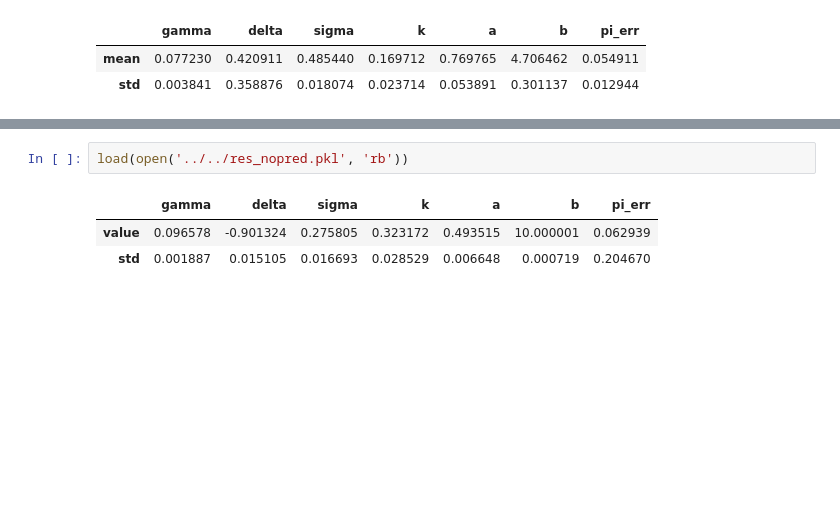
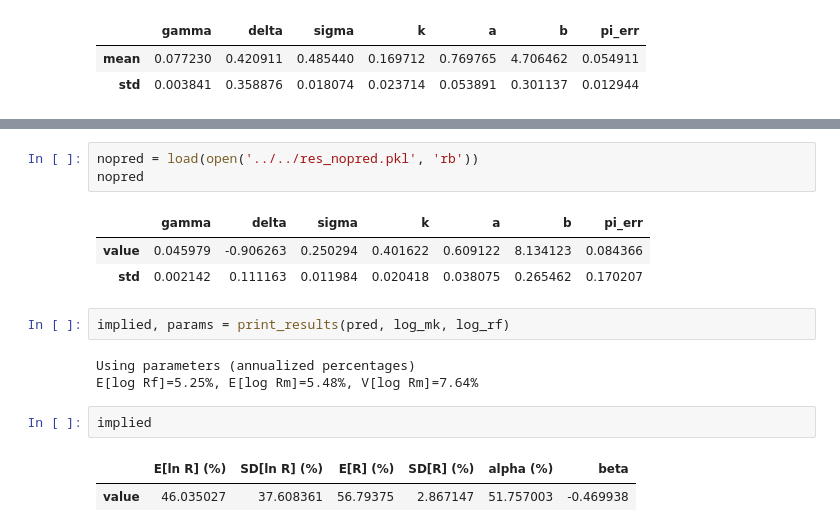
Before and after one commit to technometrics-lab/17-Venture-Capital-Risk-and-Return, a Jupyter notebook: src/notebooks/results.ipynb, the cells around one changed output, grey strips where cells are left out. Drawn from its saved outputs; the diff is of its cells as text; blank space fills up the shorter version.

Commit message:
updated result calculation

```diff
--- a/src/notebooks/results.ipynb
+++ b/src/notebooks/results.ipynb
@@ -29,8 +40,19 @@ load(open('../../res.pkl', 'rb'))
 | value | 0.102201 | -0.417924 | 0.187363 | 0.563505 | 0.49931 | 10.000077 | 0.294141 |
 | std | 0.000396 | 0.023129 | 0.003252 | 0.004875 | 0.00162 | 0.001222 | 0.032076 |
 # %%
-load(open('../../res_nopred.pkl', 'rb'))
+nopred = load(open('../../res_nopred.pkl', 'rb'))
+nopred
 # %% [output]
 |  | gamma | delta | sigma | k | a | b | pi_err |
-| value | 0.096578 | -0.901324 | 0.275805 | 0.323172 | 0.493515 | 10.000001 | 0.062939 |
-| std | 0.001887 | 0.015105 | 0.016693 | 0.028529 | 0.006648 | 0.000719 | 0.204670 |
+| value | 0.045979 | -0.906263 | 0.250294 | 0.401622 | 0.609122 | 8.134123 | 0.084366 |
+| std | 0.002142 | 0.111163 | 0.011984 | 0.020418 | 0.038075 | 0.265462 | 0.170207 |
+# %%
+implied, params = print_results(pred, log_mk, log_rf)
+# %% [output]
+Using parameters (annualized percentages)
+E[log Rf]=5.25%, E[log Rm]=5.48%, V[log Rm]=7.64%
+# %%
+implied
+# %% [output]
+|  | E[ln R] (%) | SD[ln R] (%) | E[R] (%) | SD[R] (%) | alpha (%) | beta |
+| value | 46.035027 | 37.608361 | 56.79375 | 2.867147 | 51.757003 | -0.469938 |
```
Also changed, not shown: parts of 9 cells of this notebook, 3 other files.
